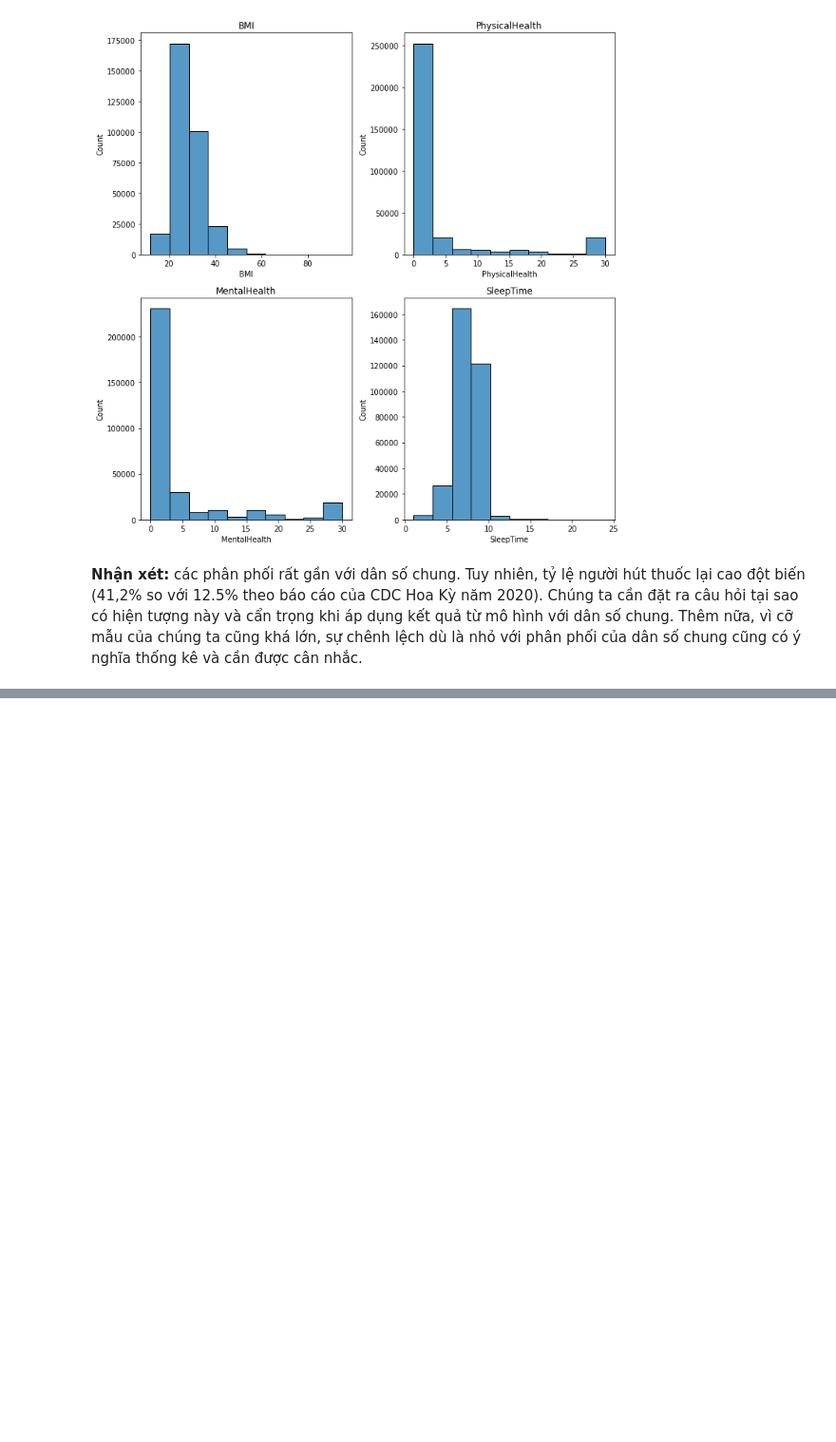
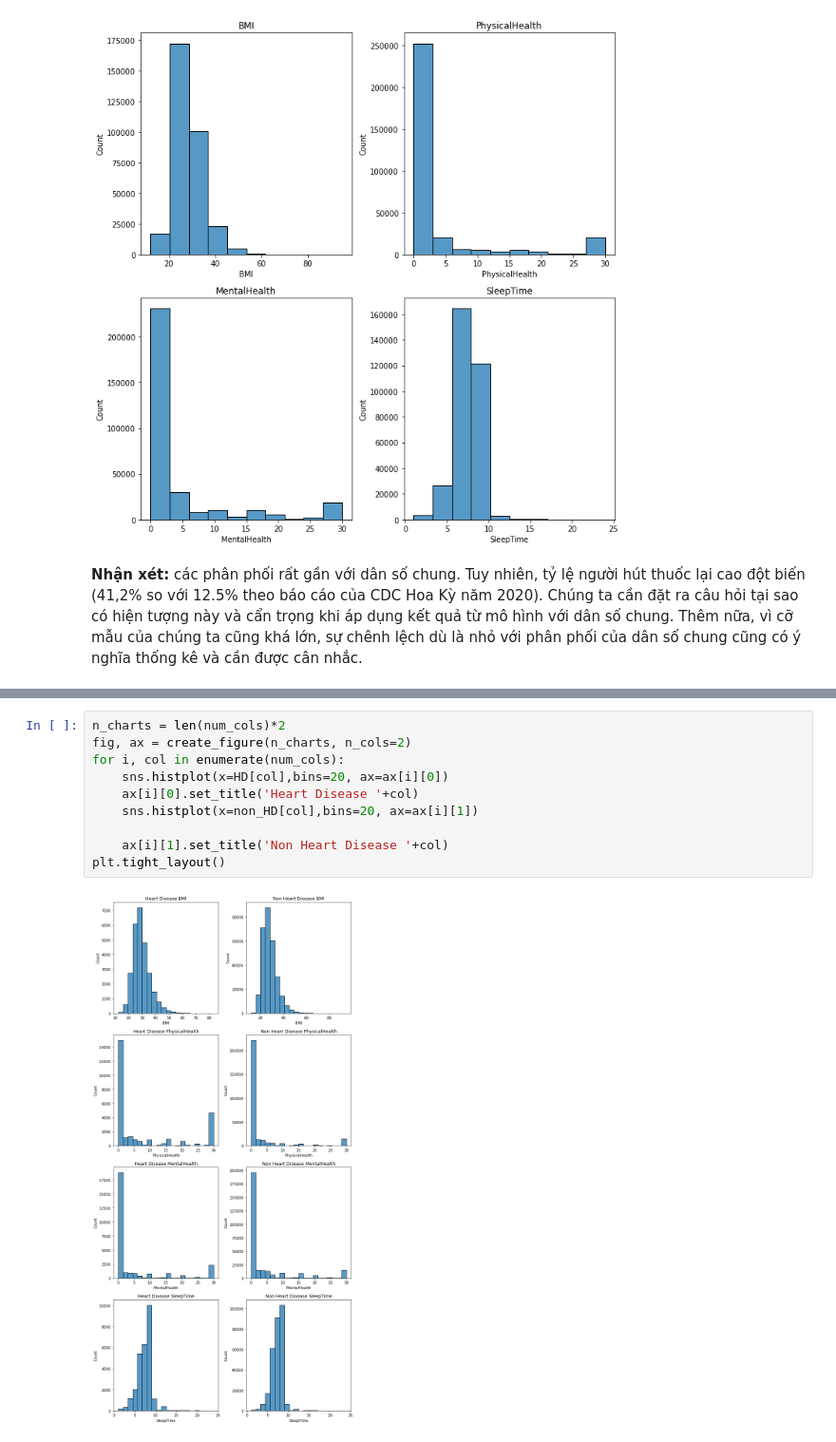
Before and after one commit to danhngan/Heart_disease, a Jupyter notebook: preprocessing.ipynb, the cells around one changed output, grey strips where cells are left out. Shown at 95% size. Saved outputs shown, nothing was run; the diff lists cells and outputs as text; blank space fills up the shorter version.

```diff
--- a/preprocessing.ipynb
+++ b/preprocessing.ipynb
@@ -197,0 +244,12 @@ plt.tight_layout()
+# %%
+n_charts = len(num_cols)*2
+fig, ax = create_figure(n_charts, n_cols=2)
+for i, col in enumerate(num_cols):
+    sns.histplot(x=HD[col],bins=20, ax=ax[i][0])
+    ax[i][0].set_title('Heart Disease '+col)
+    sns.histplot(x=non_HD[col],bins=20, ax=ax[i][1])
+
+    ax[i][1].set_title('Non Heart Disease '+col)
+plt.tight_layout()
+# %% [output]
+[figure, added]
```
Also changed, not shown: parts of 16 cells of this notebook.
